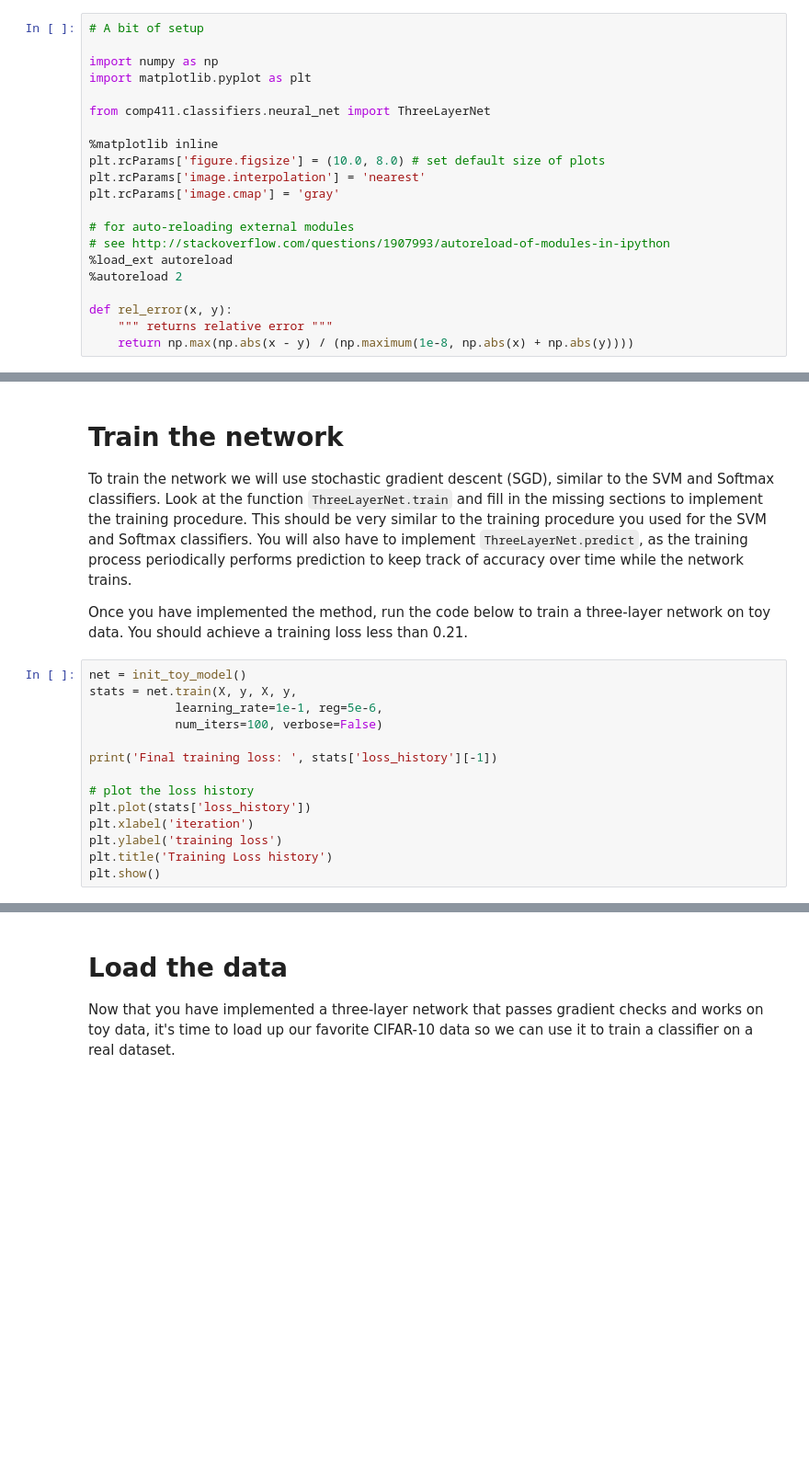
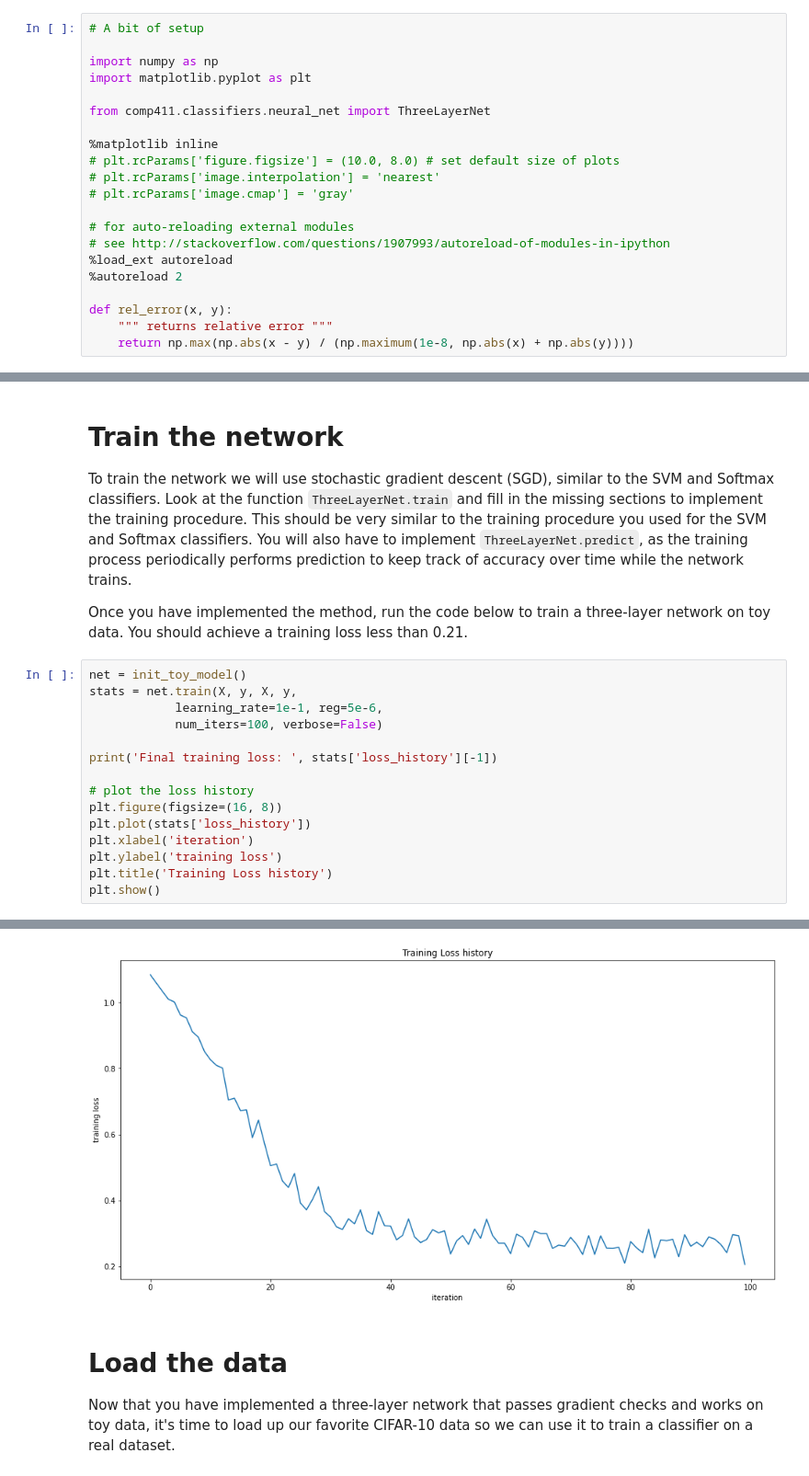
Before and after one commit to firattamur/VisionWithDeepLearning-Assignments, a Jupyter notebook: Assignment-1/three_layer_net.ipynb, the cells around one changed output, grey strips where cells are left out. Shown at 92% size. Saved outputs shown, nothing was run; the diff lists cells and outputs as text; blank space fills up the shorter version.

Commit message:
feat: complete assignment except hyper parameter tuning

```diff
--- a/Assignment-1/three_layer_net.ipynb
+++ b/Assignment-1/three_layer_net.ipynb
@@ -10,9 +10,9 @@ import matplotlib.pyplot as plt
 from comp411.classifiers.neural_net import ThreeLayerNet
 
 %matplotlib inline
-plt.rcParams['figure.figsize'] = (10.0, 8.0) # set default size of plots
-plt.rcParams['image.interpolation'] = 'nearest'
-plt.rcParams['image.cmap'] = 'gray'
+# plt.rcParams['figure.figsize'] = (10.0, 8.0) # set default size of plots
+# plt.rcParams['image.interpolation'] = 'nearest'
+# plt.rcParams['image.cmap'] = 'gray'
 
 # for auto-reloading external modules
 # see http://stackoverflow.com/questions/1907993/autoreload-of-modules-in-ipython
@@ -109,8 +143,10 @@ stats = net.train(X, y, X, y,
 print('Final training loss: ', stats['loss_history'][-1])
 
 # plot the loss history
+plt.figure(figsize=(16, 8))
 plt.plot(stats['loss_history'])
 plt.xlabel('iteration')
 plt.ylabel('training loss')
 plt.title('Training Loss history')
 plt.show()
+# %% [output]
@@ -117,3 +154,4 @@ plt.show()
+[figure, added]
 # %% [markdown]
 # Load the data
 Now that you have implemented a three-layer network that passes gradient checks and works on toy data, it's time to load up our favorite CIFAR-10 data so we can use it to train a classifier on a real dataset.
```
Also changed, not shown: parts of 12 cells of this notebook, 8 other files.
